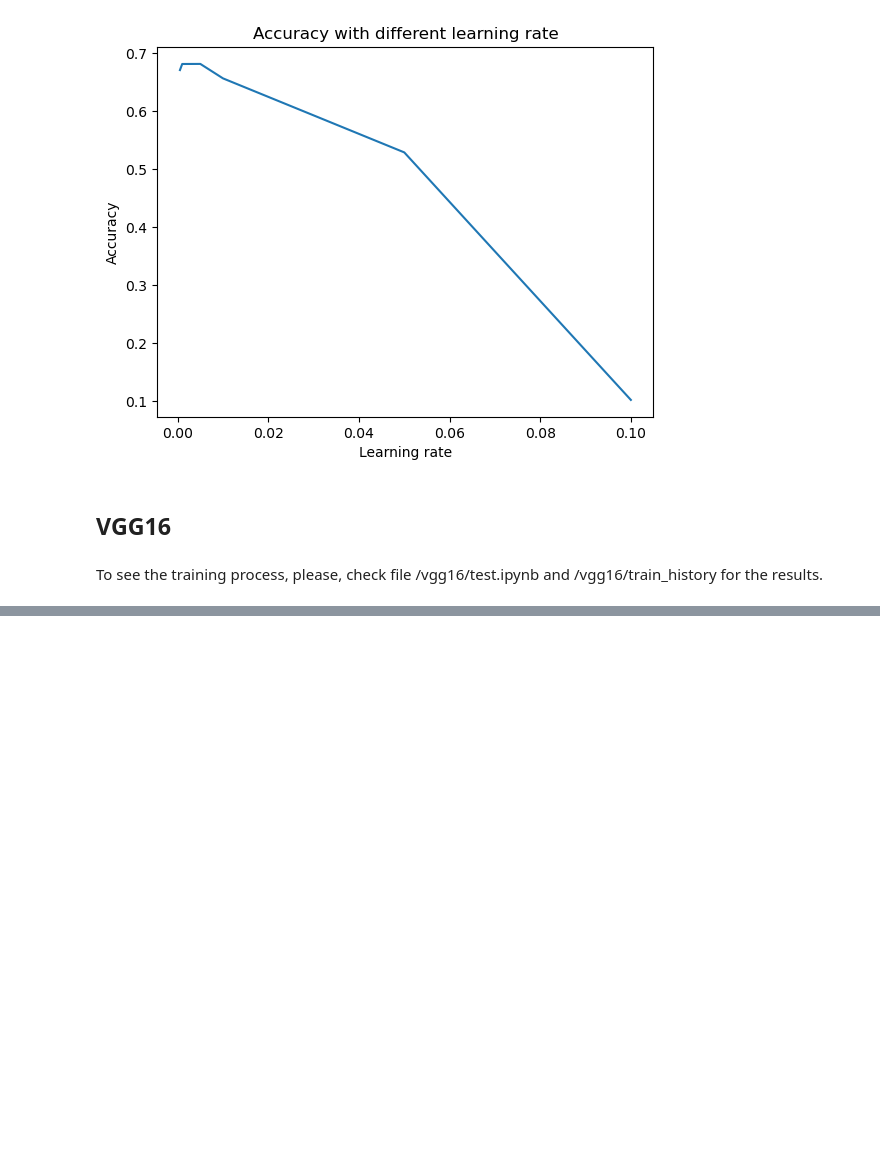
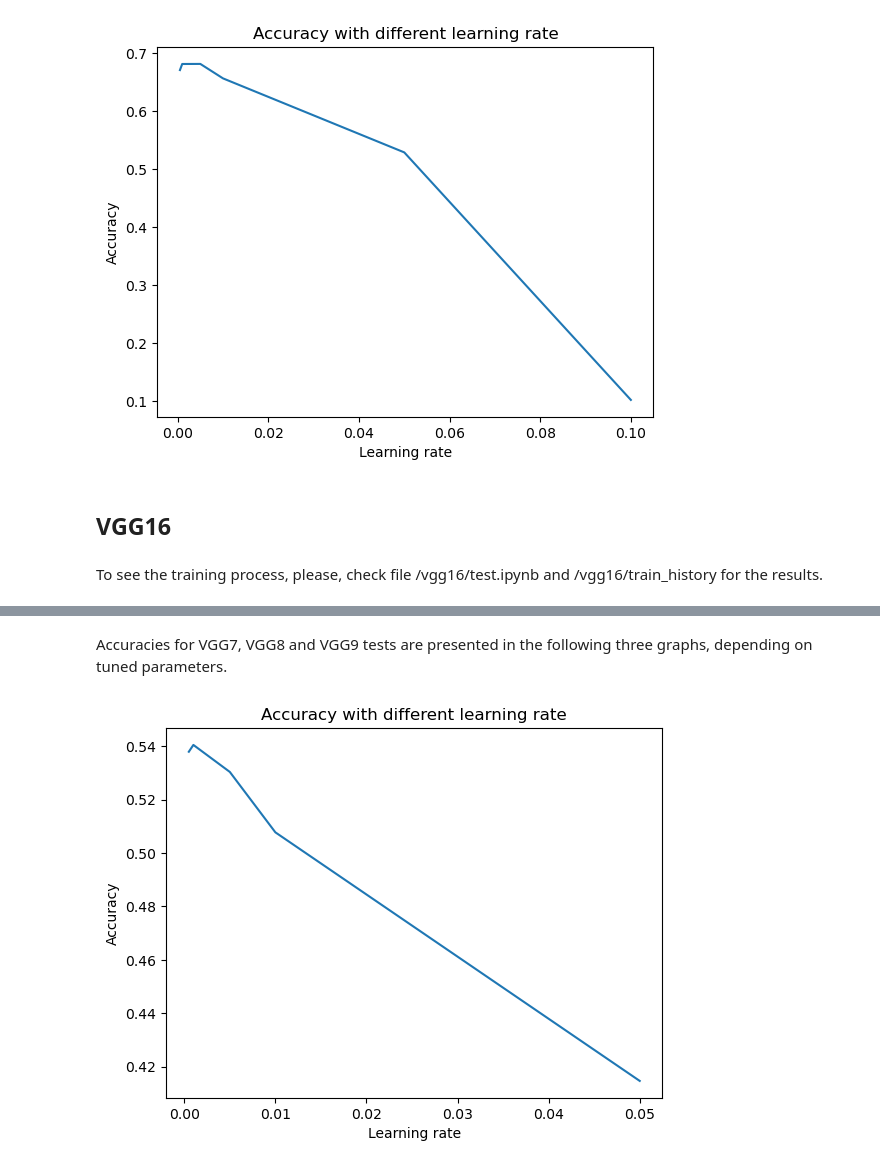
Before and after one commit to KarinaTiurina/dl_projects, a Jupyter notebook: Project1/main.ipynb, the cells around one changed output, grey strips where cells are left out. Saved outputs shown, nothing was run; the diff lists cells and outputs as text; code cells hidden in the pictures; blank space fills up the shorter version.

```diff
--- a/Project1/main.ipynb
+++ b/Project1/main.ipynb
@@ -88,0 +116,15 @@ pd.DataFrame([mean_values, variance_values], index=['Mean', 'Variance'])
+# %%
+vgg7_acc = pd.read_csv('vgg16/train_history/vgg7/accuracy.csv')
+vgg8_acc = pd.read_csv('vgg16/train_history/vgg8/accuracy.csv')
+vgg9_acc = pd.read_csv('vgg16/train_history/vgg9/accuracy.csv')
+rate = [0.0005, 0.001, 0.005, 0.01, 0.05]
+batch = [32, 64, 128, 256, 512]
+# %% [markdown]
+Accuracies for VGG7, VGG8 and VGG9 tests are presented in the following three graphs, depending on tuned parameters.
+# %%
+plt.plot(rate, vgg7_acc['accuracy'])
+plt.title('Accuracy with different learning rate')
+plt.xlabel('Learning rate')
+plt.ylabel('Accuracy');
+# %% [output]
+[figure, added]
```
Also changed, not shown: parts of 14 cells of this notebook.
